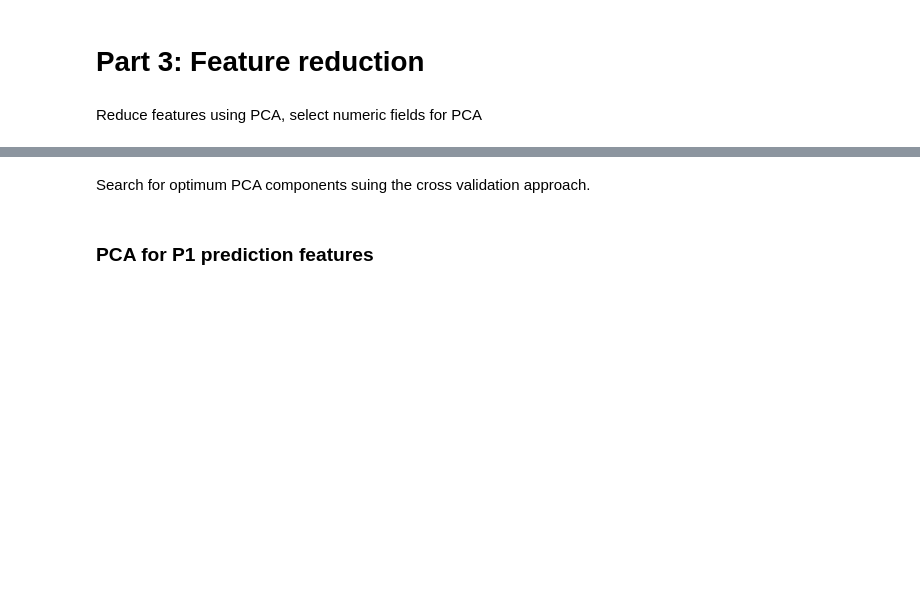
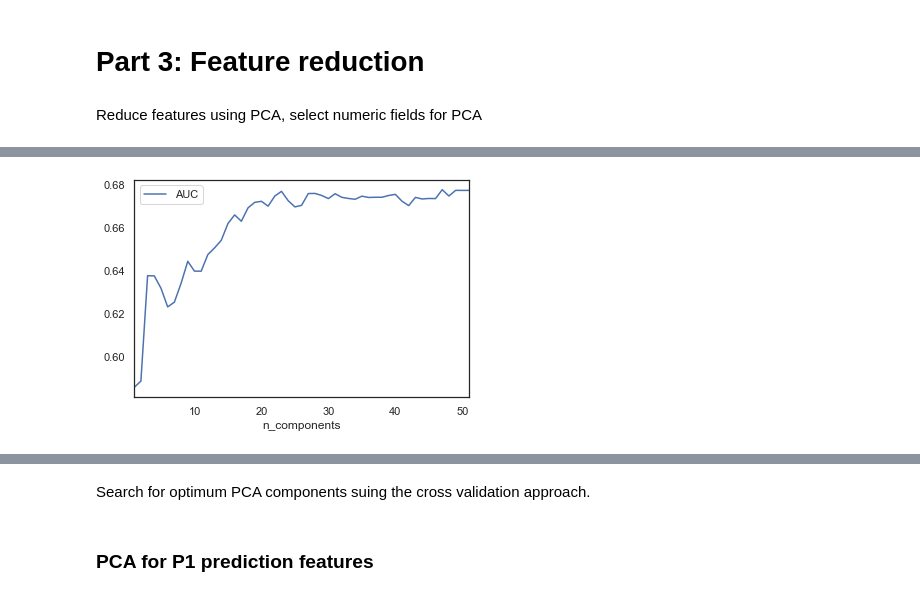
Before and after one commit to devakumar/dsfb-Project-Team3-2019, a Jupyter notebook: Project.ipynb, the cells around one changed output, grey strips where cells are left out. Drawn from its saved outputs; the diff is of its cells as text; code cells hidden in the pictures; blank space fills up the shorter version.

```diff
--- a/Project.ipynb
+++ b/Project.ipynb
@@ -922,24 +1003,26 @@ X_train, X_test, y_train, y_test = train_test_split(X_P1, y_P1, test_size=0.2,
 # %%
 # Explore and print out results for the relationship between AUC and the number of PCA Component Features
 estimators = []
 estimators.append(('standardize', StandardScaler()))
 pca = PCA()
 estimators.append(('pca', pca))
 estimators.append(('model', LogisticRegression()))
 pipeline = Pipeline(estimators)
-
+max_components = X_train.shape[1]
 results = []
 for c in range(1,max_components):
     pipeline.set_params(pca__n_components=c)
     pipeline.fit(X_train,y_train)
     y_train_pred = pipeline.predict_proba(X_test)       # use validation set during hyper-parameter tuning
     auc_lml1 = roc_auc_score(y_test, y_train_pred[:,1])
     results.append( (auc_lml1, c)  )
 
 df_auc_vs_pca = pd.DataFrame(results, columns=['AUC', 'n_components'])
 
 df_auc_vs_pca.plot('n_components', 'AUC')
 plt.savefig('pca_n_components.png')
+# %% [output]
+[figure, added]
 # %%
 explained_variance = pd.DataFrame(np.cumsum(pca.explained_variance_ratio_), index=range(1,max_components), columns=['Cummulative explained variance'])
 explained_variance.head(10)
```
Also changed, not shown: parts of 18 cells of this notebook, 1 other file.
